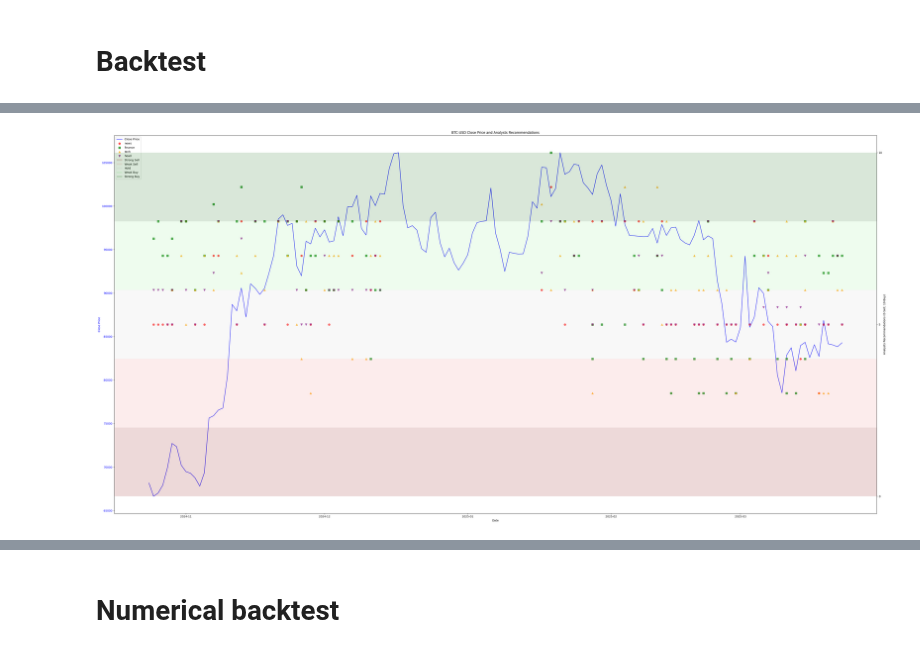
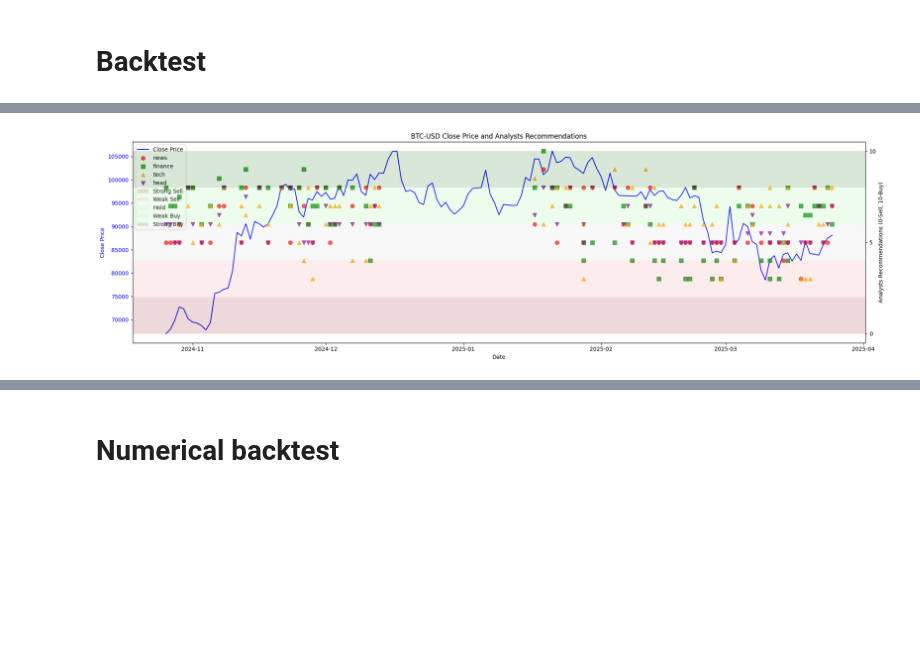
Before and after one commit to soerenml/agent, a Jupyter notebook: src/backtest.ipynb, the cells around one changed output, grey strips where cells are left out. Drawn from its saved outputs; the diff is of its cells as text; code cells hidden in the pictures; blank space fills up the shorter version.

```diff
--- a/src/backtest.ipynb
+++ b/src/backtest.ipynb
@@ -3,9 +3,10 @@
 # %%
 import pandas as pd
 
-historical_data = pd.read_csv('../reports/hist_data.csv')
+df_predictions = pd.read_csv('../reports/hist_data.csv')
 # I'am adding 1 day to the date because the values are the predictions for the next day.
 # Therefore the prediction was run the first day of the month but the prediction is for the next day.
-historical_data['Date'] = pd.to_datetime(historical_data['Date'], dayfirst=True) + pd.Timedelta('1 day')
-historical_data.tail()
+df_predictions['date'] = pd.to_datetime(df_predictions['Date'], format='%d.%m.%Y', dayfirst=True) + pd.Timedelta('1 day')
+df_predictions = df_predictions.rename(columns={'Date': 'date_predictions'})
+df_predictions.tail()
 # %% [output]
@@ -32,6 +33,8 @@ def download_yfinance_data(ticker_symbol: str,
     # Modify the DataFrame to include the ticker symbol and asset type
     yfinance_data['ticker'] = ticker_symbol
     yfinance_data['asset'] = asset
+    yfinance_data['Date'] = pd.to_datetime(yfinance_data['Date'], format='%d.%m.%Y', dayfirst=True)
+
 
     yfinance_data = yfinance_data.rename(
         columns={'Price': 'price',
@@ -48,12 +51,12 @@ def download_yfinance_data(ticker_symbol: str,
     return yfinance_data
 
 
-data = download_yfinance_data(
+df_yfinance = download_yfinance_data(
     ticker_symbol='BTC-USD',
     start_date=datetime.now() - timedelta(days=150),
     asset='bitcoin',
     end_date=datetime.now()
     )
 
-data.tail()
+df_yfinance.tail()
 # %% [output]
@@ -68,7 +70,4 @@ YF.download() has changed argument auto_adjust default to True
 # %%
-# Convert 'Pricedate' and 'Date' to datetime objects for accurate merging
-data['date'] = pd.to_datetime(data['date'])
-historical_data['date'] = pd.to_datetime(historical_data['Date'], format='%d.%m.%Y') # or format='%d.%m.%Y' depending on your date format.
-
 # Merge the DataFrames on 'Pricedate'
-merged_df = pd.merge(data, historical_data, on='date', how='left') # left keeps all rows from df1
+merged_df = pd.merge(df_yfinance, df_predictions, on='date', how='left') # left keeps all rows from df1
+merged_df.tail()
@@ -79,7 +85,7 @@ import matplotlib.pyplot as plt
 merged_df['date'] = pd.to_datetime(merged_df['date'])
 
 # Create the plot
-fig, ax1 = plt.subplots(figsize=(40, 20))
+fig, ax1 = plt.subplots(figsize=(20, 6))
 
 # Plot 'close' price as a line chart
 ax1.plot(merged_df['date'], merged_df['close'], color='blue', label='Close Price')
@@ -103,34 +109,34 @@ for i, analyst in enumerate(analysts):
 ax2.set_ylabel('Analysts Recommendations (0-Sell, 10-Buy)', color='black')
 ax2.tick_params(axis='y', labelcolor='black')
 ax2.set_yticks([0, 5, 10])
 
 # Add recommendation band
 ax2.axhspan(0, 2, facecolor='darkred', alpha=0.15, label='Strong Sell')
 ax2.axhspan(2, 4, facecolor='lightcoral', alpha=0.15, label='Weak Sell')
 ax2.axhspan(4, 6, facecolor='lightgray', alpha=0.15, label='Hold')
 ax2.axhspan(6, 8, facecolor='lightgreen', alpha=0.15, label='Weak Buy')
 ax2.axhspan(8, 10, facecolor='darkgreen', alpha=0.15, label='Strong Buy')
 
 # Add title and legend
 plt.title('BTC-USD Close Price and Analysts Recommendations')
 
 # Create a more informative legend
 handles1, labels1 = ax1.get_legend_handles_labels()
 handles2, labels2 = ax2.get_legend_handles_labels()
 handles = handles1 + handles2
 labels = labels1 + labels2
 unique = []
 for h, l in zip(handles, labels):
     if l not in [label for handle, label in unique]:
         unique.append((h, l))
 
 ax1.legend(*zip(*unique), loc='upper left')
 
 # Show the plot
 plt.tight_layout()
 plt.show()
 # %% [output]
-[figure, old version]
+[figure, new version]
 # %%
 merged_df['date'] = pd.to_datetime(merged_df['date'])
 
```
Also changed, not shown: parts of 8 cells of this notebook.
